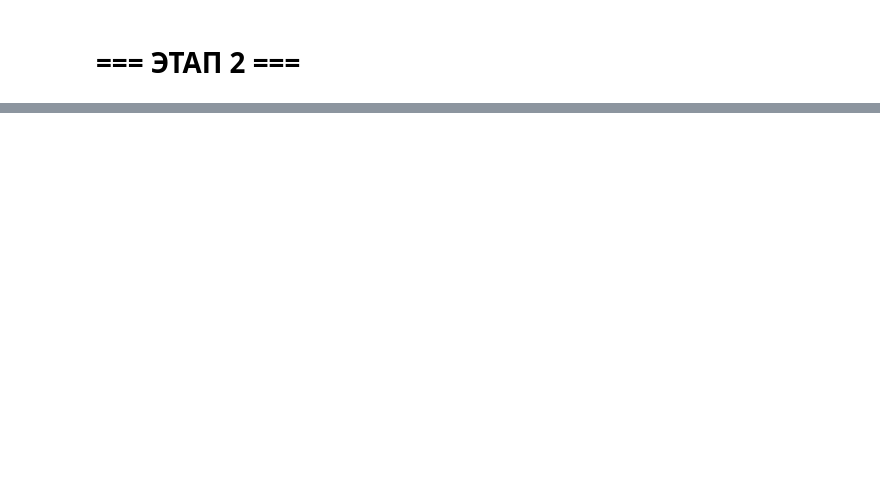
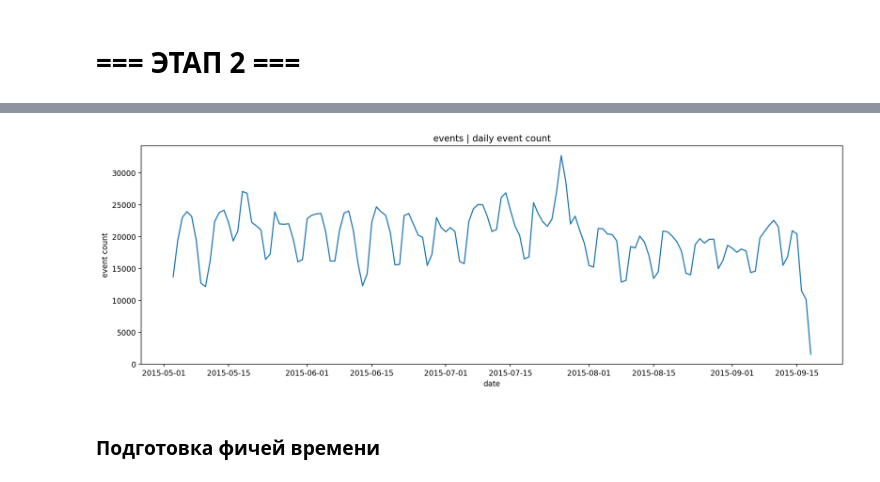
Before and after one commit to Manaam9/ecommerce-recsys, a Jupyter notebook: notebooks/01_eda.ipynb, the cells around one changed output, grey strips where cells are left out. Cells and saved outputs as stored; diff of their text form; code cells hidden in the pictures; blank space fills up the shorter version.

```diff
--- a/notebooks/01_eda.ipynb
+++ b/notebooks/01_eda.ipynb
@@ -1139,0 +1541,4 @@ print("Sparsity:", sparsity)
+# %%
+# Сначала переводим время.
+events["timestamp_dt"] = pd.to_datetime(events["timestamp"], unit="ms")
+item_props["timestamp_dt"] = pd.to_datetime(item_props["timestamp"], unit="ms")
@@ -1139,0 +1556,19 @@ print("Sparsity:", sparsity)
+# %%
+events_by_day = (
+    events.set_index("timestamp_dt")
+    .resample("D")
+    .size()
+    .reset_index(name="event_count")
+)
+
+plt.figure(figsize=(14, 5))
+plt.plot(events_by_day["timestamp_dt"], events_by_day["event_count"])
+plt.title("events | daily event count")
+plt.xlabel("date")
+plt.ylabel("event count")
+plt.tight_layout()
+plt.show()
+# %% [output]
+[figure, added]
+# %% [markdown]
+### Подготовка фичей времени
```
Also changed, not shown: parts of 104 cells of this notebook.
